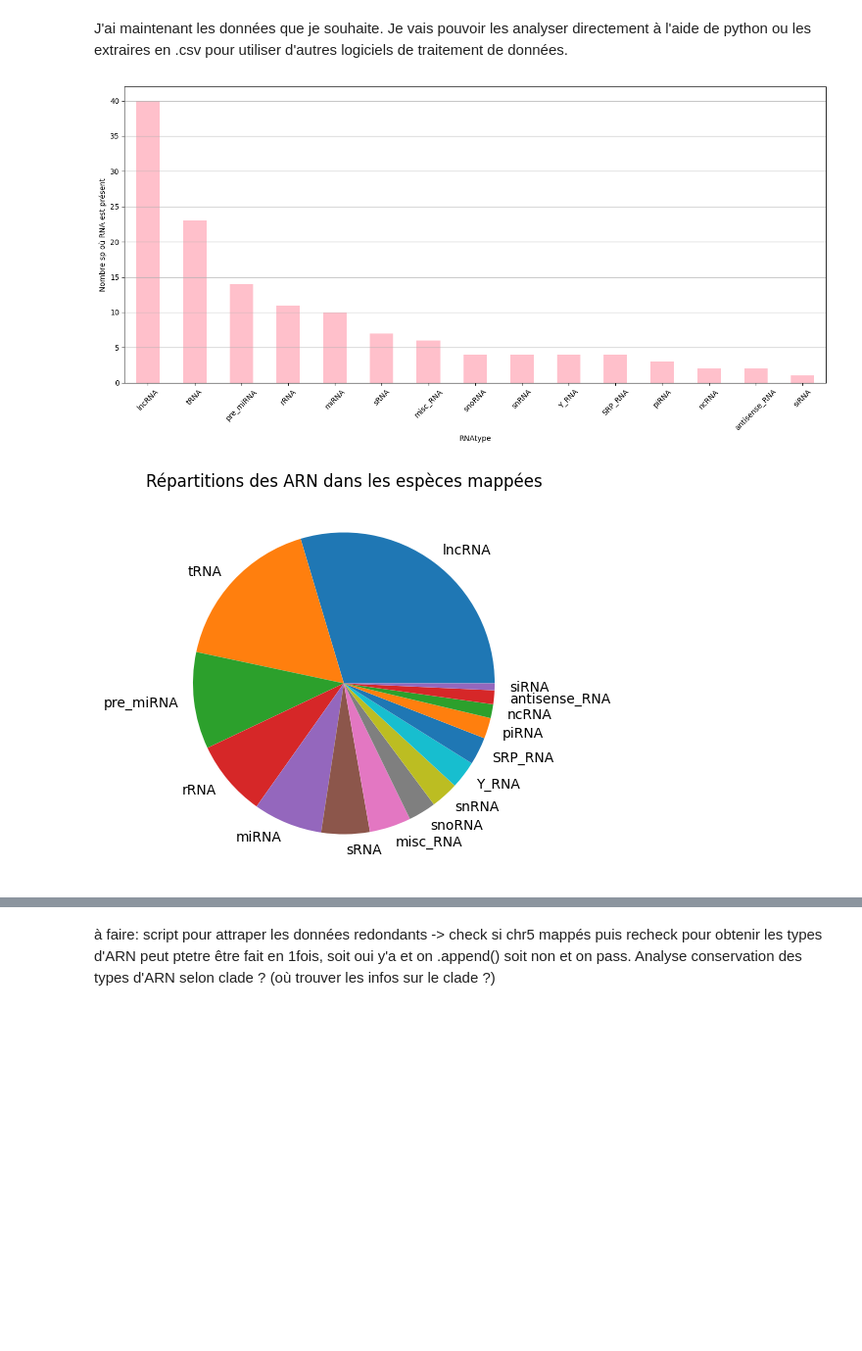
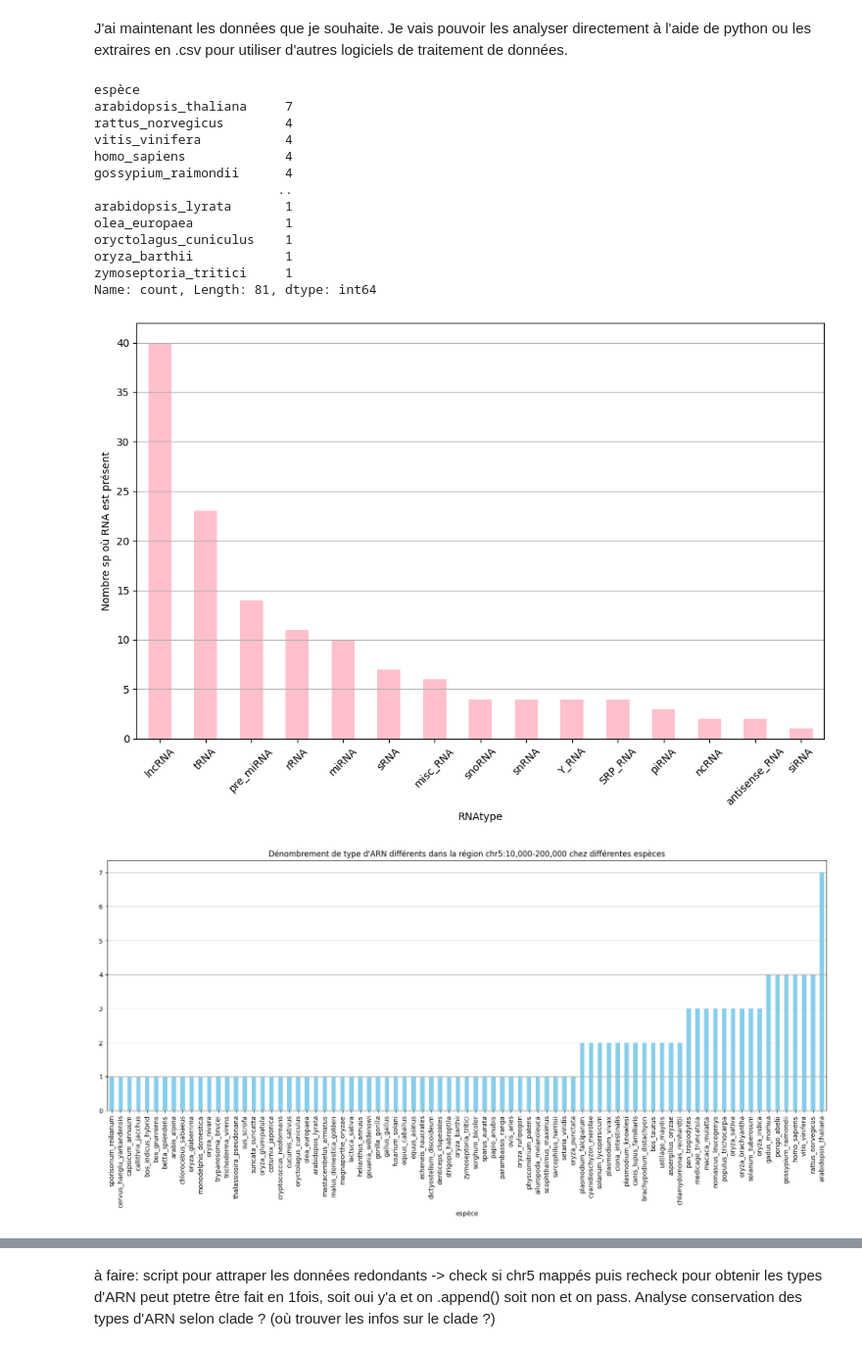
Before and after one commit to az3ertyuiop/projets, a Jupyter notebook: comparaison_chr5_10,000_200,000vertebres.ipynb, the cells around one changed output, grey strips where cells are left out. Shown: that part at 98% size. Drawn from its saved outputs; the diff is of its cells as text; code cells hidden in the pictures; blank space fills up the shorter version.

```diff
--- a/comparaison_chr5_10,000_200,000vertebres.ipynb
+++ b/comparaison_chr5_10,000_200,000vertebres.ipynb
@@ -102,34 +102,60 @@ df = pd.DataFrame(data_list, columns=['espèce', 'RNAtype'])
 df['RNAtype'] = df['RNAtype'].str.split('\n')  # Séparer les types par saut de ligne
 #print(df)
 #df contient un tableau avec l'espèce et les types d'ARN
 
 # On veut le dataframe avec une ligne par type d'ARN.
 df_exploded = df.explode('RNAtype')
 #print(df_exploded)
 
 #df_exploded.to_csv("/content/drive/MyDrive/dataframe_chr5.csv")     #on s'enregistre le dataframe en .csv pour l'utiliser ailleurs
 
 #Essayons de visualiser concrètement ces données avec, par exemple, un histogramme.
 
 comptages_ARN=df_exploded['RNAtype'].value_counts()
+nb_arn_par_sp=df_exploded['espèce'].value_counts()
+print(nb_arn_par_sp)
 #print(comptages_ARN)
+nb_arn_par_sp_croissant = nb_arn_par_sp.sort_values()
 
 #Si on utilise pyplot pour représenter le total des différents types d'ARN.
-plt.figure(figsize=(14, 7))
+plt.figure(figsize=(10, 7))
 comptages_ARN.plot(kind='bar', color='pink') #('line', 'bar', 'barh', 'kde', 'density', 'area', 'hist', 'box', 'pie', 'scatter', 'hexbin')
 plt.ylabel('Nombre sp où RNA est présent')
 plt.xticks(rotation=45)
 plt.grid(axis='y')
 plt.tight_layout()
 plt.show()
 
+#Le nombre d'ARN par espèce
+
+plt.figure(figsize=(20, 7))
+nb_arn_par_sp_croissant.plot(kind='bar', color='skyblue')
+plt.grid(axis='y')
+plt.title("Dénombrement de type d'ARN différents dans la région chr5:10,000-200,000 chez différentes espèces")
+plt.show()
+
+
+
 #ou encore sous forme de fromage
 plt.figure(figsize=(10, 5))
 comptages_ARN.plot(kind='pie')
 plt.ylabel('')
-plt.title('Répartitions des ARN dans les espèces mappées')
+plt.title("Répartitions des types d'ARN dans les espèces mappées")
 plt.show()
 #On remarque une majorité d'ARN long non-codants.
 # %% [output]
+espèce
+arabidopsis_thaliana     7
+rattus_norvegicus        4
+vitis_vinifera           4
+homo_sapiens             4
+gossypium_raimondii      4
+                        ..
+arabidopsis_lyrata       1
+olea_europaea            1
+oryctolagus_cuniculus    1
+oryza_barthii            1
+zymoseptoria_tritici     1
+Name: count, Length: 81, dtype: int64
-[figure, old version]
+[figure, new version]
-[figure, old version]
+[figure, new version]
```
Also changed, not shown: parts of 1 cell of this notebook.
